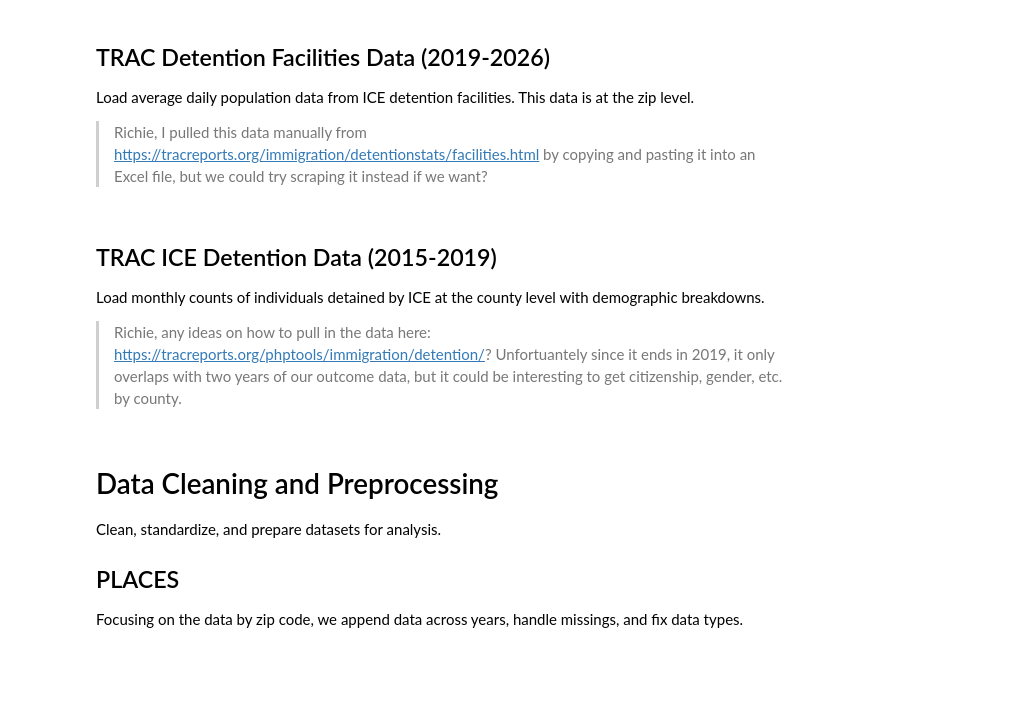
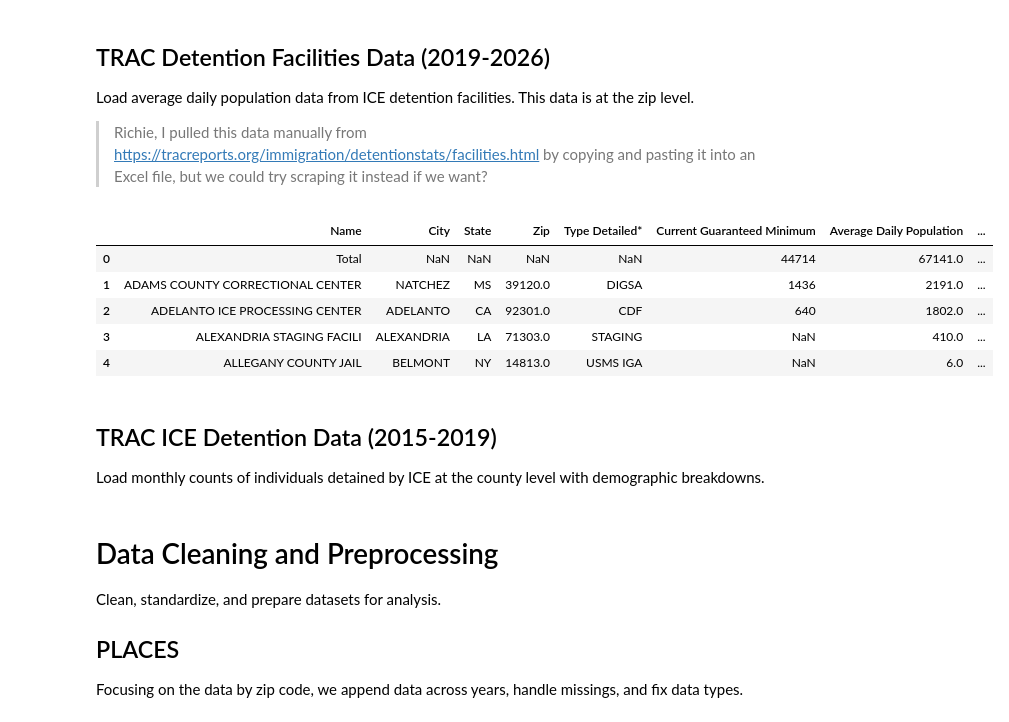
Before and after one commit to riverar9/data698-master-research-project, a Jupyter notebook: Appendix A - Python Code.ipynb, the cells around one changed output. Drawn from its saved outputs; the diff is of its cells as text; code cells hidden in the pictures; blank space fills up the shorter version.

```diff
--- a/Appendix A - Python Code.ipynb
+++ b/Appendix A - Python Code.ipynb
@@ -107,12 +108,19 @@ Load average daily population data from ICE detention facilities. This data is a
 # %%
 # Load TRAC detention facilities data
 # Data source: TRAC (Transactional Records Access Clearinghouse), retrieved 3/19/2026
 # Time period: September 30, 2019 - February 5, 2026
 
 detention_facilities = pd.read_excel('Data/TRAC_DetentionFacilitiesAverageDailyPopulation.xlsx', skiprows=1)
+
+detention_facilities.head()
+# %% [output]
+|  | Name | City | State | Zip | Type Detailed* | Current Guaranteed Minimum | Average Daily Population | ... |
+| 0 | Total | NaN | NaN | NaN | NaN | 44714 | 67141.0 | ... |
+| 1 | ADAMS COUNTY CORRECTIONAL CENTER | NATCHEZ | MS | 39120.0 | DIGSA | 1436 | 2191.0 | ... |
+| 2 | ADELANTO ICE PROCESSING CENTER | ADELANTO | CA | 92301.0 | CDF | 640 | 1802.0 | ... |
+| 3 | ALEXANDRIA STAGING FACILI | ALEXANDRIA | LA | 71303.0 | STAGING | NaN | 410.0 | ... |
+| 4 | ALLEGANY COUNTY JAIL | BELMONT | NY | 14813.0 | USMS IGA | NaN | 6.0 | ... |
 # %% [markdown]
 ## TRAC ICE Detention Data (2015-2019)
 
 Load monthly counts of individuals detained by ICE at the county level with demographic breakdowns.
-
-> Richie, any ideas on how to pull in the data here: https://tracreports.org/phptools/immigration/detention/? Unfortuantely since it ends in 2019, it only overlaps with two years of our outcome data, but it could be interesting to get citizenship, gender, etc. by county.
```
Also changed, not shown: parts of 15 cells of this notebook.
